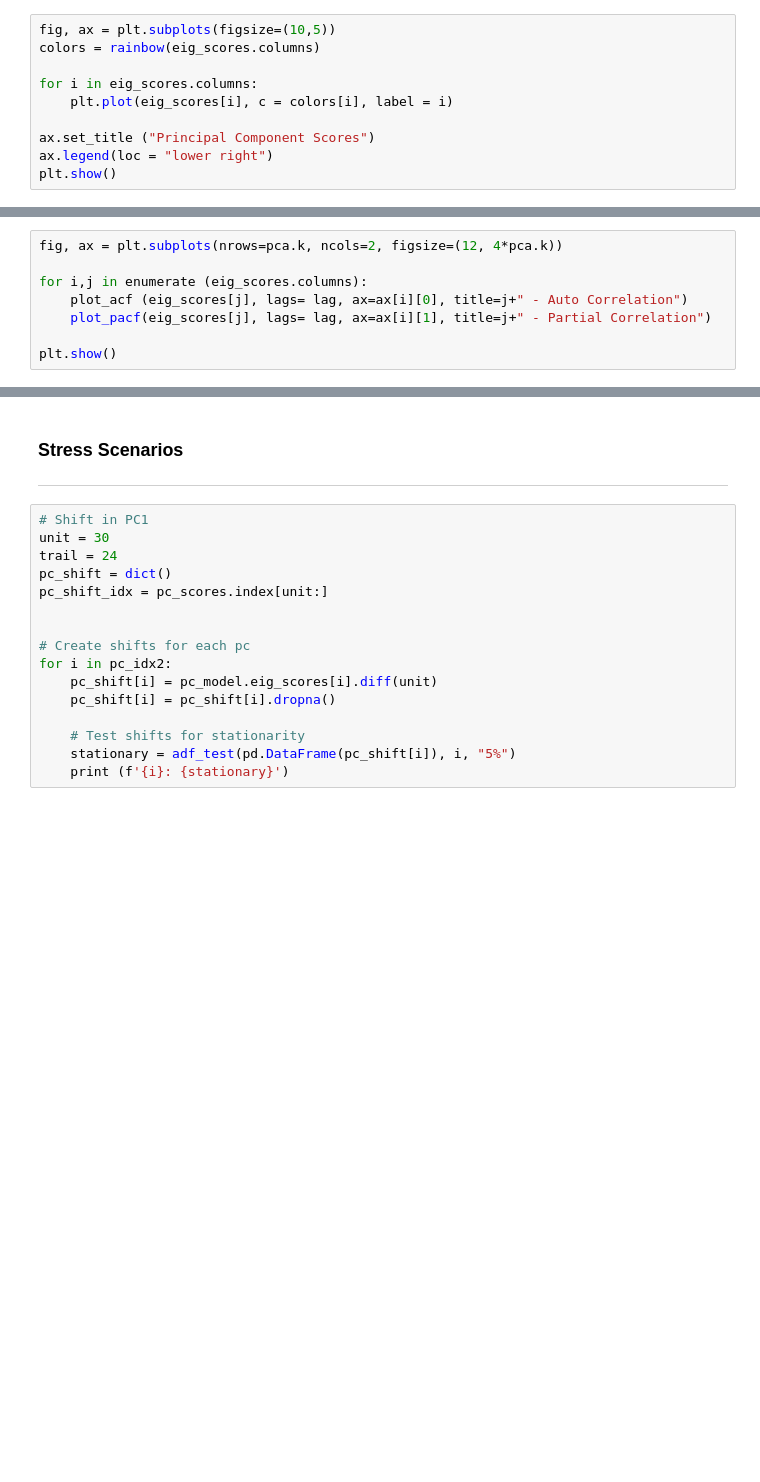
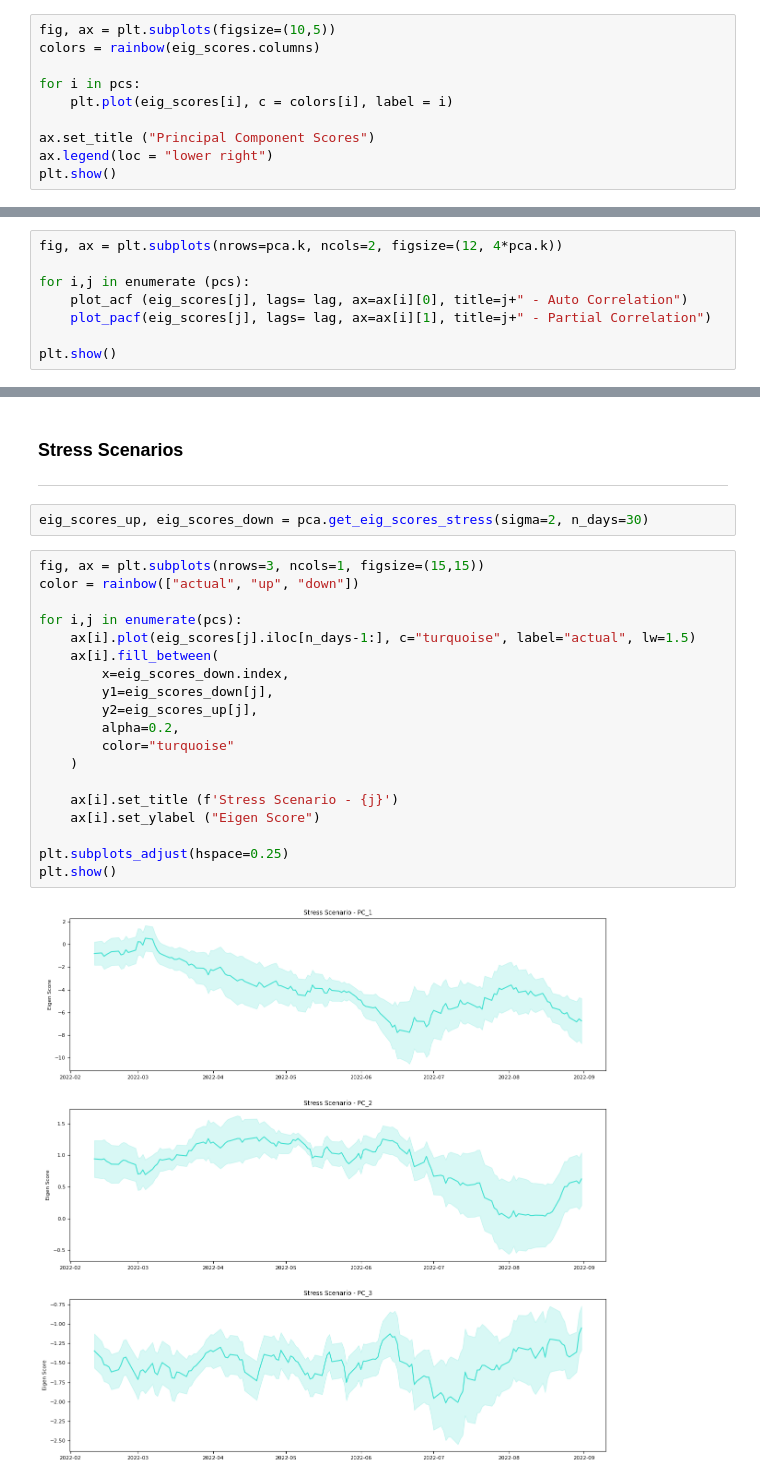
Before and after one commit to bernhard-pfann/pca-yield-curve-analytics, a Jupyter notebook: notebooks/rates-analysis.ipynb, the cells around one changed output, grey strips where cells are left out. Drawn from its saved outputs; the diff is of its cells as text; blank space fills up the shorter version.

Commit message:
refactored stress scenarios

```diff
--- a/notebooks/analysis.ipynb
+++ b/notebooks/rates-analysis.ipynb
@@ -272,7 +273,7 @@ PC_3 {'adf_stat': -2.8803, 'p_val': 0.0477, 'threshold': -2.8788, 'stationary':
 fig, ax = plt.subplots(figsize=(10,5))
 colors = rainbow(eig_scores.columns)
 
-for i in eig_scores.columns:
+for i in pcs:
     plt.plot(eig_scores[i], c = colors[i], label = i)
 
 ax.set_title ("Principal Component Scores")
@@ -285,7 +286,7 @@ lag = 10
 # %%
 fig, ax = plt.subplots(nrows=pca.k, ncols=2, figsize=(12, 4*pca.k))
 
-for i,j in enumerate (eig_scores.columns):
+for i,j in enumerate (pcs):
     plot_acf (eig_scores[j], lags= lag, ax=ax[i][0], title=j+" - Auto Correlation")
     plot_pacf(eig_scores[j], lags= lag, ax=ax[i][1], title=j+" - Partial Correlation")
 
@@ -338,19 +339,26 @@ plt.show()
 # %% [markdown]
 ### Stress Scenarios
 ***
-# %%
-# Shift in PC1
-unit = 30
-trail = 24
-pc_shift = dict()
-pc_shift_idx = pc_scores.index[unit:]
-
-
-# Create shifts for each pc
-for i in pc_idx2:
-    pc_shift[i] = pc_model.eig_scores[i].diff(unit)
-    pc_shift[i] = pc_shift[i].dropna()
-
-    # Test shifts for stationarity
-    stationary = adf_test(pd.DataFrame(pc_shift[i]), i, "5%")
-    print (f'{i}: {stationary}')
+# %%
+eig_scores_up, eig_scores_down = pca.get_eig_scores_stress(sigma=2, n_days=30)
+# %%
+fig, ax = plt.subplots(nrows=3, ncols=1, figsize=(15,15))
+color = rainbow(["actual", "up", "down"])
+
+for i,j in enumerate(pcs):
+    ax[i].plot(eig_scores[j].iloc[n_days-1:], c="turquoise", label="actual", lw=1.5)
+    ax[i].fill_between(
+        x=eig_scores_down.index,
+        y1=eig_scores_down[j],
+        y2=eig_scores_up[j],
+        alpha=0.2,
+        color="turquoise"
+    )
+
+    ax[i].set_title (f'Stress Scenario - {j}')
+    ax[i].set_ylabel ("Eigen Score")
+
+plt.subplots_adjust(hspace=0.25)
+plt.show()
+# %% [output]
+[figure, added]
```
Also changed, not shown: parts of 6 cells of this notebook, 3 other files.
